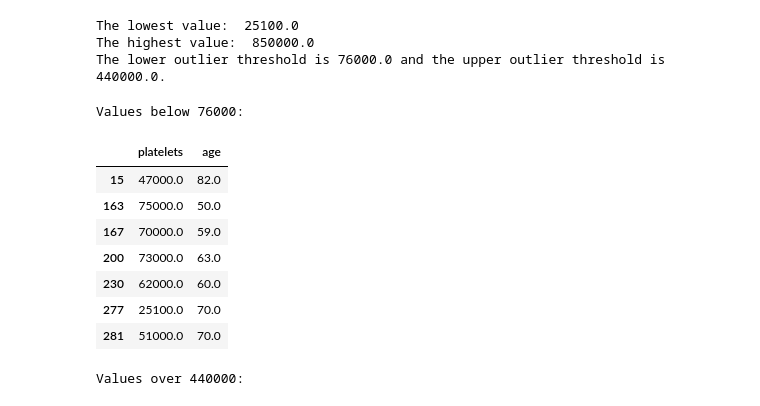
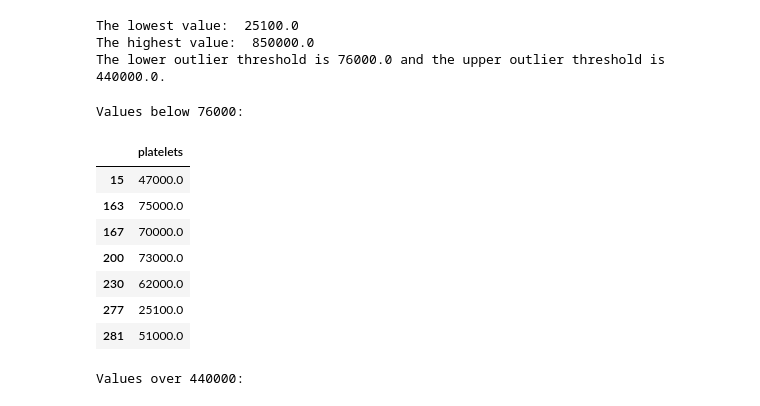
Before and after one commit to Ghost-Recon131/PDS-Assignment2, a Jupyter notebook: assignment2.ipynb, the cells around one changed output. Cells and saved outputs as stored; diff of their text form; code cells hidden in the pictures.

```diff
--- a/assignment2.ipynb
+++ b/assignment2.ipynb
@@ -226,17 +226,17 @@ The highest value:  850000.0
 The lower outlier threshold is 76000.0 and the upper outlier threshold is 440000.0.
 # %%
 print("Values below 76000: ")
-HFCR[['platelets', 'age']][HFCR.platelets < 76000]
+HFCR[['platelets']][HFCR.platelets < 76000]
 # %% [output]
 Values below 76000:
-|  | platelets | age |
-| 15 | 47000.0 | 82.0 |
-| 163 | 75000.0 | 50.0 |
-| 167 | 70000.0 | 59.0 |
-| 200 | 73000.0 | 63.0 |
-| 230 | 62000.0 | 60.0 |
-| 277 | 25100.0 | 70.0 |
-| 281 | 51000.0 | 70.0 |
+|  | platelets |
+| 15 | 47000.0 |
+| 163 | 75000.0 |
+| 167 | 70000.0 |
+| 200 | 73000.0 |
+| 230 | 62000.0 |
+| 277 | 25100.0 |
+| 281 | 51000.0 |
 # %%
 print("Values over 440000: ")
 HFCR[['platelets']][HFCR.platelets > 440000]
```
Also changed, not shown: parts of 19 cells of this notebook.
